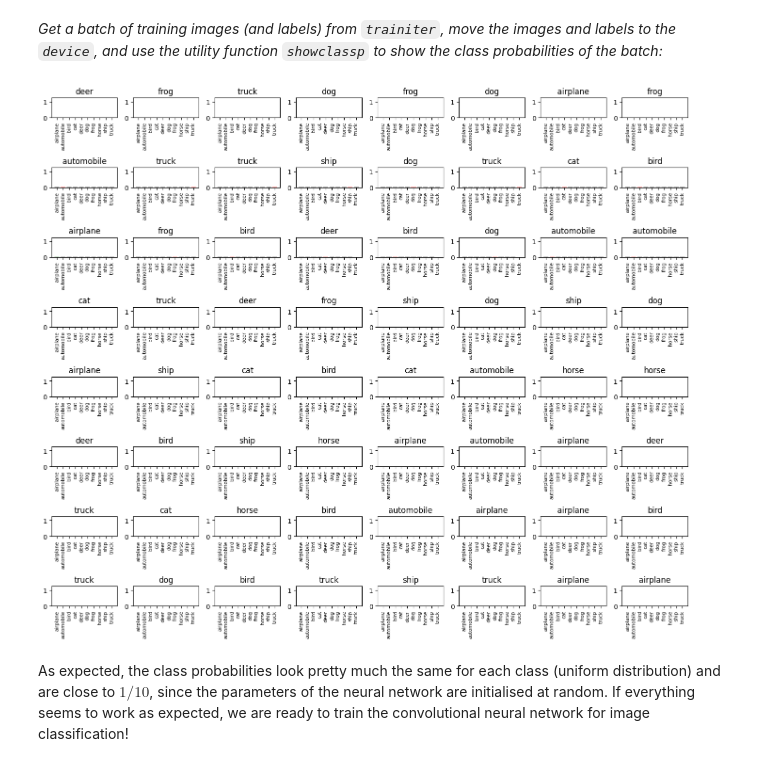
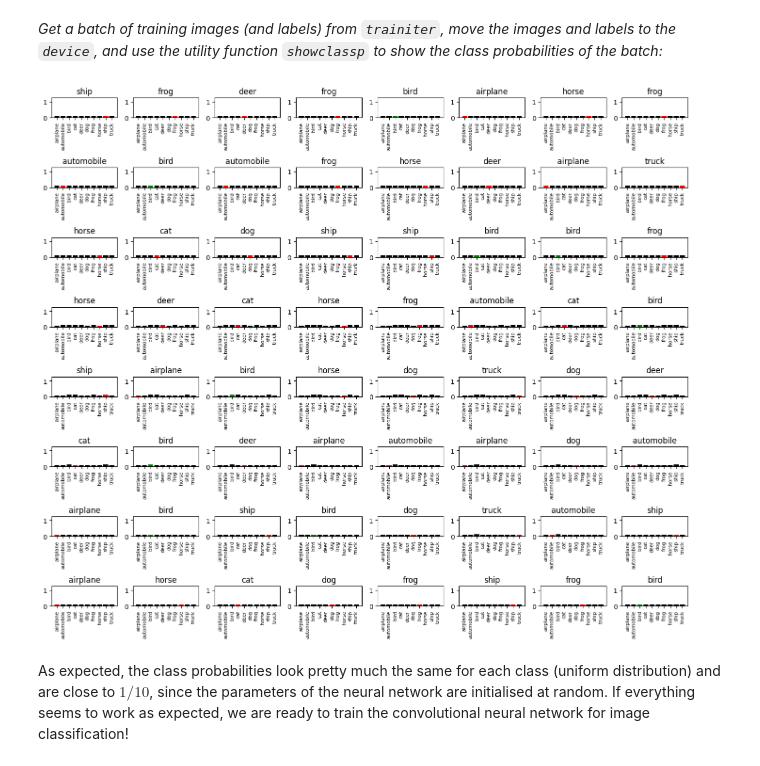
Before and after one commit to ursho2552/pytorch-training, a Jupyter notebook: notebooks/cnn/CNN_Image_Classification_CIFAR-10.ipynb, the cells around one changed output. Drawn from its saved outputs; the diff is of its cells as text; code cells hidden in the pictures.

```diff
--- a/notebooks/cnn/CNN_Image_Classification_CIFAR-10.ipynb
+++ b/notebooks/cnn/CNN_Image_Classification_CIFAR-10.ipynb
@@ -328,11 +332,11 @@ def showclassp(images, labels, model, misclassified=False):
     with torch.no_grad():
             # Perform a forward pass of the batch of `images`
             # output of the model should be a (64, 10) for the batch size 64 and 10 classes
-            out = model(images.to(0))
+            out = model(images.to(device))
 
             # Compute class probabilities
             # TODO
-            p = 10**out
+            p = torch.exp(out)
 
             # Move the probability tensor to the CPU and convert to numpy array
             p = p.cpu().numpy()
@@ -371,15 +375,15 @@ A few important notes:
 # %%
 # Get a batch from `trainiter`
 images, labels = next(trainiter)
 
 # Move images and labels to the device
 # TODO
-images, labels = images.to(0), labels.to(0)
+images, labels = images.to(device), labels.to(device)
 
 # Show class probabilities using the utility function defined above
 showclassp(images, labels, model)
 # %% [output]
-[figure, old version]
+[figure, new version]
 # %% [markdown]
 As expected, the class probabilities look pretty much the same for each class (uniform distribution) and are close to
 $1/10$, since the parameters of the neural network are initialised at random. If everything seems to work as expected, we are ready to train the convolutional neural network for image classification!
```
Also changed, not shown: parts of 12 cells of this notebook, 41 other files.
